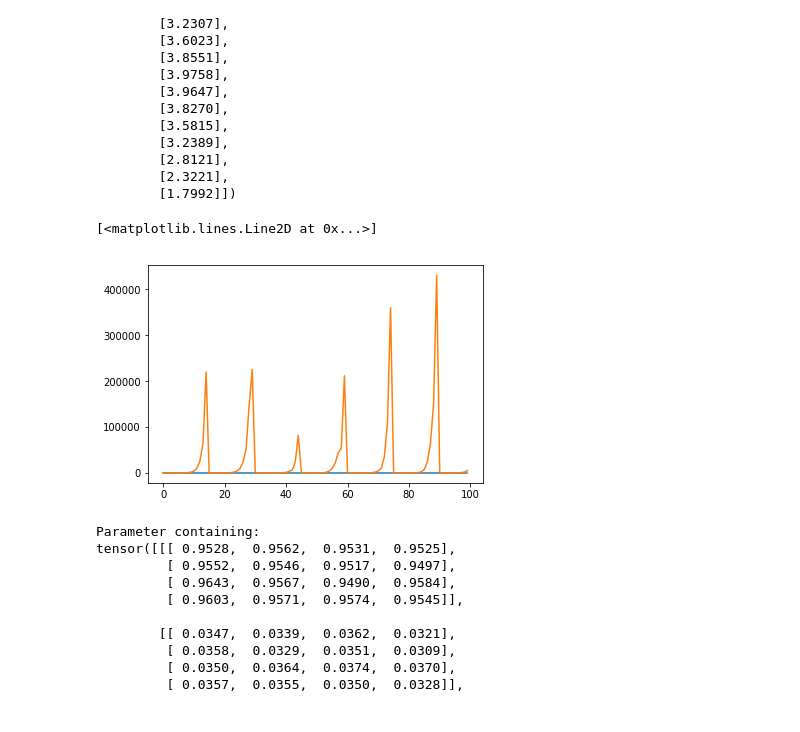
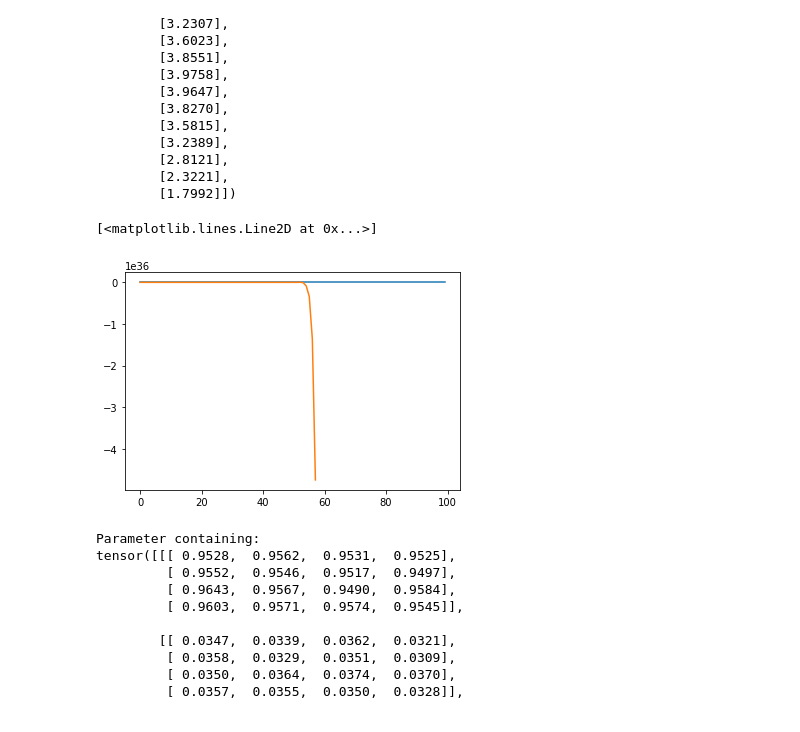
Before and after one commit to meersuri/JupyterNotebooks, a Jupyter notebook: Potential to Density RNN.ipynb, the cells around one changed output. Drawn from its saved outputs; the diff is of its cells as text; code cells hidden in the pictures.

```diff
--- a/Potential to Density RNN.ipynb
+++ b/Potential to Density RNN.ipynb
@@ -55,10 +50,10 @@ class IntroRNN(nn.Module):
     def init_hidden(self):
         self.h = torch.ones(self.d).cuda()
 # %%
-n_steps = 15
-order = 4
-hidden_dim = 4
-rnn = IntroRNN(n_steps, order, hidden_dim)
+n_steps = 10
+order = 2
+hidden_dim = 6
+rnn = IntroRNN(order, hidden_dim)
 list(rnn.parameters())
 # %% [output]
 [Parameter containing:
@@ -83,8 +78,8 @@ x = torch.tensor(potentials[0][:n_steps], dtype = torch.float)
 y = torch.tensor(densities[0][:n_steps], dtype = torch.float)
 # %%
 criterion = nn.MSELoss()
-out = rnn(torch.unsqueeze(torch.as_tensor(x), dim = 1))
-loss = criterion(out, y)
+out = rnn(x[0])
+loss = criterion(out, y[0])
 print(loss)
 rnn.zero_grad()
 loss.backward()
@@ -145,12 +138,12 @@ y_train.shape
 # %%
-model = IntroRNN(n_steps, order, hidden_dim)
+model = IntroRNN(order, hidden_dim)
 model.to(device)
-optimizer = optim.Adam(model.parameters(), lr=0.0002)
+optimizer = optim.Adam(model.parameters(), lr=0.0002, weight_decay = 10)
 # optimizer = optim.SGD(model.parameters(), lr=0.001, momentum=0.9)
 criterion = nn.MSELoss()
 loss_vals = []
 # %%
-epochs = 15
+epochs = 10
 avg_loss = 0
 for e in range(epochs):
     avg_loss = 0
@@ -158,15 +151,20 @@ for e in range(epochs):
         data = torch.unsqueeze(torch.as_tensor(X_train[i], dtype = torch.float), dim = 1)
         data = data.to(device)
         target = torch.unsqueeze(torch.as_tensor(y_train[i], dtype = torch.float), dim = 1)
+        target = target.to(device)
         optimizer.zero_grad()
-        out = model(data)
-        loss = criterion(out, target)
+        loss = 0
+        for j in range(data.shape[0]):
+            out = model(data[j])
+            loss += criterion(out, target)
+
+        loss.backward(retain_graph = True)
         loss_vals.append(loss.item())
         avg_loss += loss_vals[-1]
-        loss.backward(retain_graph = True)
+
         optimizer.step()
-#         if i % 2 == 0:
         model.init_hidden()
+
     avg_loss /= len(X_train)
-    print('Epoch = {}, avg. loss = {:.3}'.format(e, avg_loss))
+    print('Epoch = {}, avg loss = {:.3}'.format(e, avg_loss))
 # %% [output]
@@ -227,23 +220,25 @@ tensor([[1.2409],
         [2.3221],
         [1.7992]])
 # %%
-i = 2
+i = 5
 y = densities[i]
 X_test = [potentials[i][j*n_steps:(j + 1)*n_steps] for j in range(seq_len//n_steps)]
 yh = []
 for i in range(len(X_test)):
     data = torch.unsqueeze(torch.as_tensor(X_test[i], dtype = torch.float), dim = 1)
     data = data.to(device)
-    out = model(data)
-    yh.extend(out.detach().numpy())
-    model.init_hidden()
+    for j in range(data.shape[0]):
+        out = model(data[j])
+        yh.append(out.detach().cpu().numpy())
+#     print(model.h)
+#     model.init_hidden()
 
 plt.figure()
 plt.plot(y[:100])
 plt.plot(np.array(yh)[:100])
 # %% [output]
 [<matplotlib.lines.Line2D at 0x...>]
-[figure, old version]
+[figure, new version]
 # %%
 model.W
 # %% [output]
```
Also changed, not shown: parts of 14 cells of this notebook.
